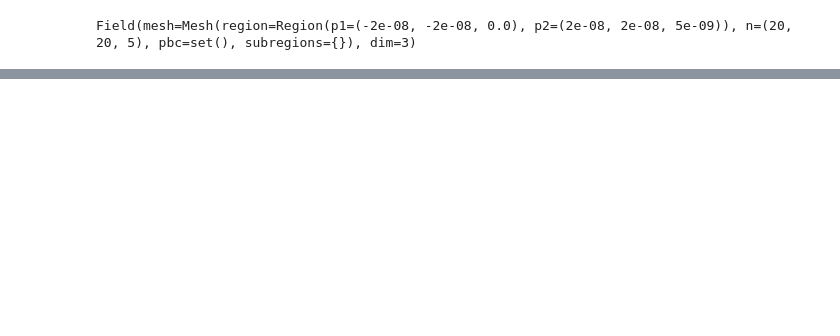
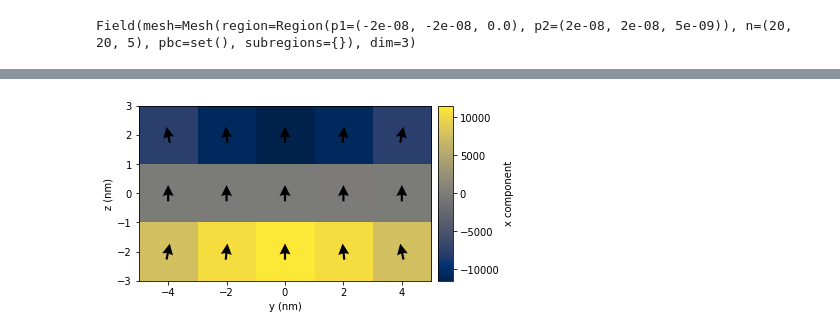
Before and after one commit to ubermag/mumax3c, a Jupyter notebook: Untitled.ipynb, the cells around one changed output, grey strips where cells are left out. Cells and saved outputs as stored; diff of their text form; code cells hidden in the pictures; blank space fills up the shorter version.

```diff
--- a/Untitled.ipynb
+++ b/Untitled.ipynb
@@ -51,0 +70,26 @@ system.m.average
+# %%
+import numpy as np
+
+name = 'zeeman_vector'
+
+p1 = (-10e-9, -5e-9, -3e-9)
+p2 = (10e-9, 5e-9, 3e-9)
+region = df.Region(p1=p1, p2=p2)
+cell = (2e-9, 2e-9, 2e-9)
+
+system = mm.System(name=name)
+system.energy = mm.Zeeman(H=(0, 0, 1e6))# + mm.Exchange(A=1e-12)
+
+mesh = df.Mesh(region=region, cell=cell)
+system.m = df.Field(mesh, dim=3, value=(1, 1, 1), norm=1e6)
+
+system.dynamics =  mm.Precession(gamma0=0) + mm.Damping(alpha=1)
+td = mc.TimeDriver()
+#td.drive(system, t=10e-9, n=10, save=True, overwrite=True)
+print(system.m.average)
+md.drive(system, save=True, overwrite=True)
+print(system.m.average)
+
+value = system.m(mesh.region.centre)
+print(value)
+assert np.linalg.norm(np.subtract(value, (0, 0, 1e6))) < 1e-3
@@ -51,0 +103,4 @@ system.m.average
+# %%
+system.m.plane('x').mpl()
+# %% [output]
+[figure, added]
```
Also changed, not shown: parts of 11 cells of this notebook, 3 other files.
